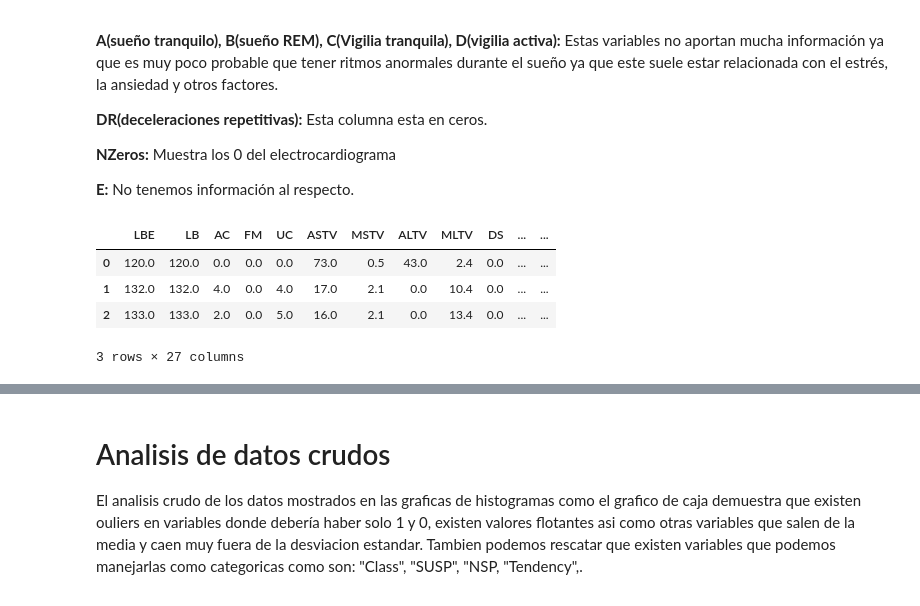
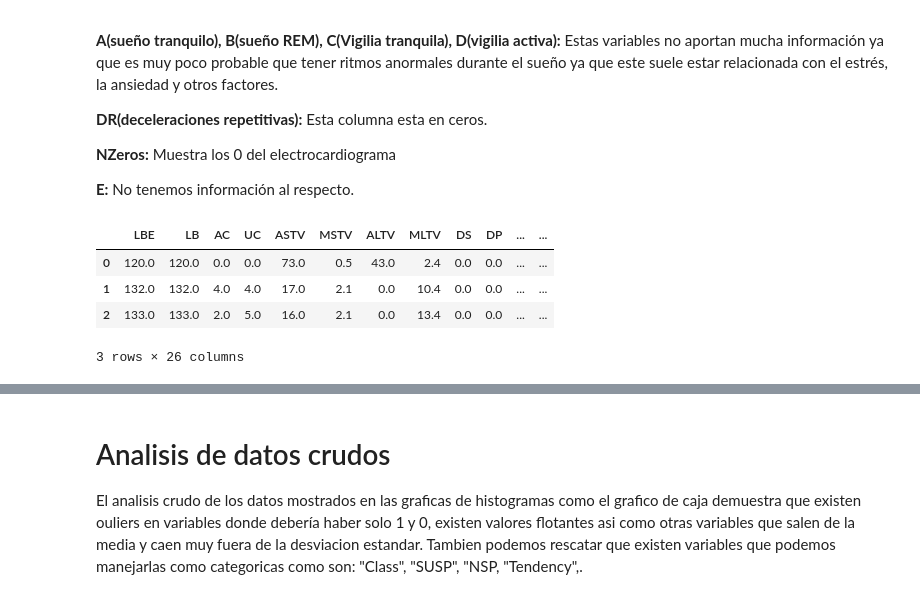
Before and after one commit to Rhydrus/Actividad_Grupal, a Jupyter notebook: Practica 5.ipynb, the cells around one changed output, grey strips where cells are left out. Saved outputs shown, nothing was run; the diff lists cells and outputs as text; code cells hidden in the pictures.

```diff
--- a/Practica 5.ipynb
+++ b/Practica 5.ipynb
@@ -81,11 +84,11 @@ De inicio es posible ver sin mucho analisis que podemos eliminar columnas que no
 **E:** No tenemos información al respecto.
 # %%
 #eliminamos columnas innecesarias
-data = data.drop(["FileName","Date",'DR',"Nzeros","SegFile","b","e","A", "B","C", "D" ,"E","DL"], axis=1)
+data = data.drop(["FileName","Date",'DR',"Nzeros","SegFile",'FM',"b","e","A", "B","C", "D" ,"E","DL"], axis=1)
 data.head(3)
 # %% [output]
-|  | LBE | LB | AC | FM | UC | ASTV | MSTV | ALTV | MLTV | DS | ... | ... |
-| 0 | 120.0 | 120.0 | 0.0 | 0.0 | 0.0 | 73.0 | 0.5 | 43.0 | 2.4 | 0.0 | ... | ... |
-| 1 | 132.0 | 132.0 | 4.0 | 0.0 | 4.0 | 17.0 | 2.1 | 0.0 | 10.4 | 0.0 | ... | ... |
-| 2 | 133.0 | 133.0 | 2.0 | 0.0 | 5.0 | 16.0 | 2.1 | 0.0 | 13.4 | 0.0 | ... | ... |
+|  | LBE | LB | AC | UC | ASTV | MSTV | ALTV | MLTV | DS | DP | ... | ... |
+| 0 | 120.0 | 120.0 | 0.0 | 0.0 | 73.0 | 0.5 | 43.0 | 2.4 | 0.0 | 0.0 | ... | ... |
+| 1 | 132.0 | 132.0 | 4.0 | 4.0 | 17.0 | 2.1 | 0.0 | 10.4 | 0.0 | 0.0 | ... | ... |
+| 2 | 133.0 | 133.0 | 2.0 | 5.0 | 16.0 | 2.1 | 0.0 | 13.4 | 0.0 | 0.0 | ... | ... |
-3 rows × 27 columns
+3 rows × 26 columns
```
Also changed, not shown: parts of 27 cells of this notebook, 2 other files.
